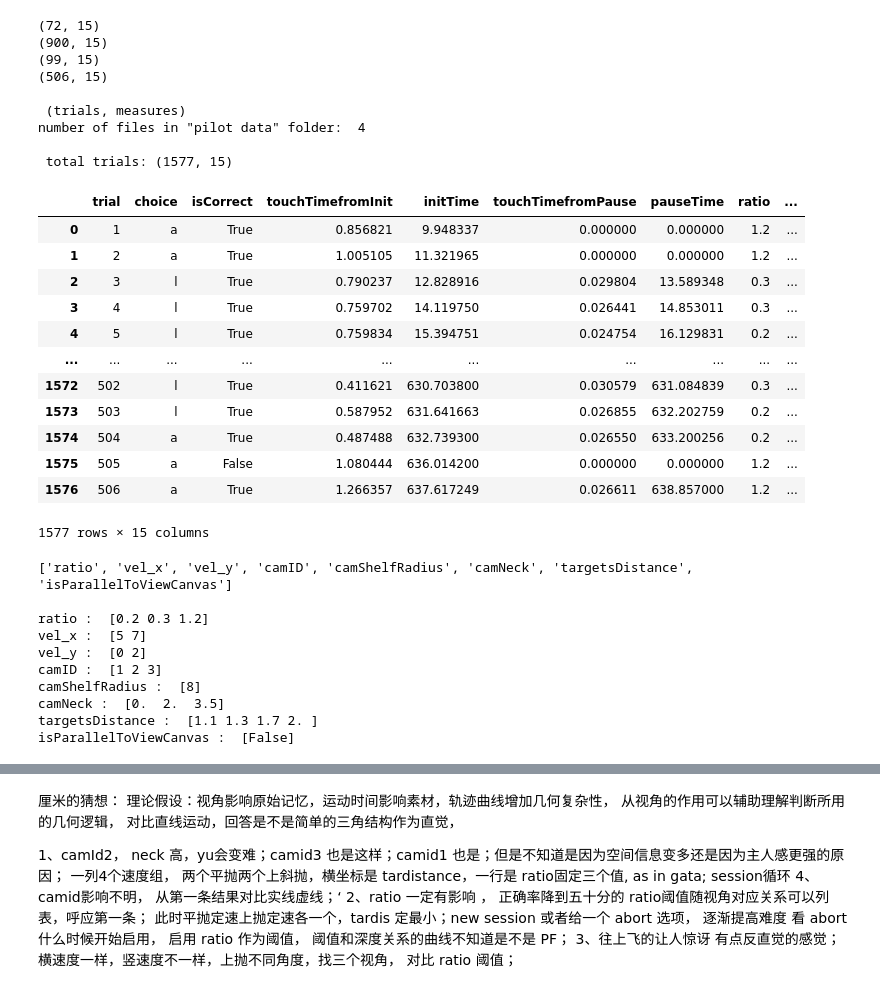
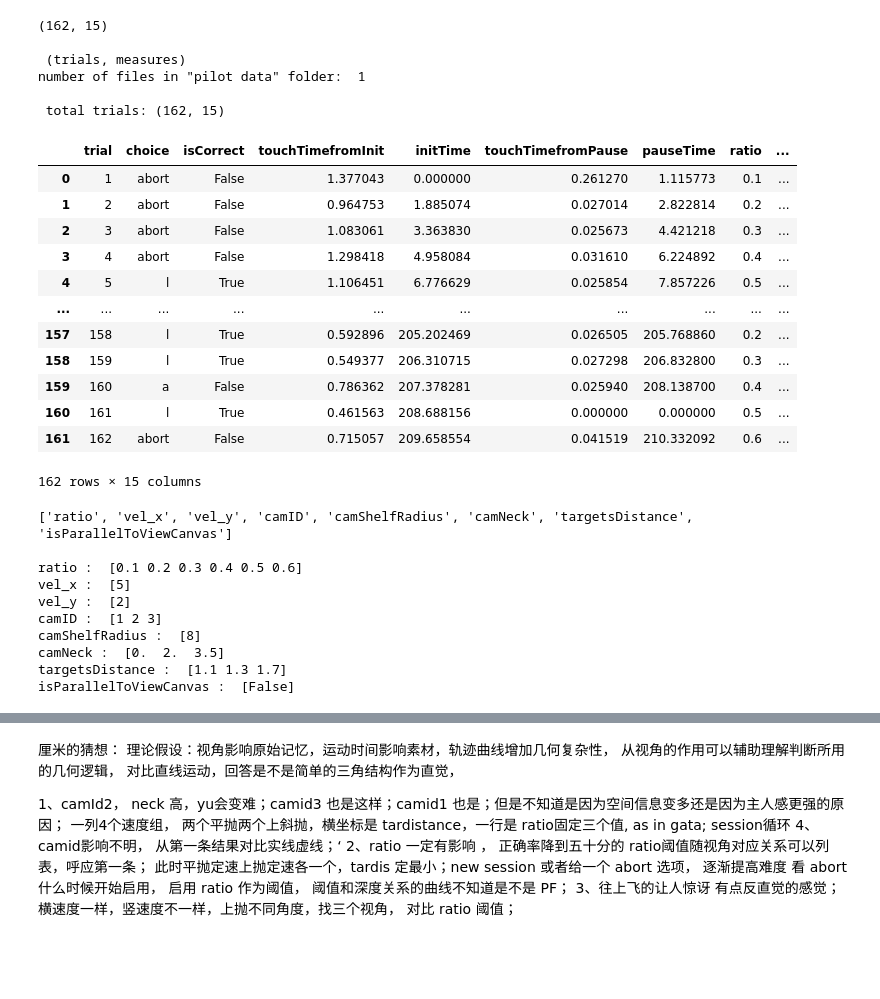
Before and after one commit to ZHTis/count, a Jupyter notebook: datajohn/datajohn.ipynb, the cells around one changed output, grey strips where cells are left out. Cells and saved outputs as stored; diff of their text form; code cells hidden in the pictures; blank space fills up the shorter version.

```diff
--- a/datajohn/datajohn.ipynb
+++ b/datajohn/datajohn.ipynb
@@ -1,46 +1,43 @@
 # %%
 ## datajohn
 
 import glob
 import pandas as pd
 
 path  = '/Users/rubythurs/Documents/pilot data/'
-json_files = glob.glob(path + '*7-21*.json')
+json_files = glob.glob(path + '*7-22*.json')
 combined_data =[]
 
 for i, json_file in enumerate(json_files):
     with open(json_file, 'r') as file:
         json_data = pd.read_json(json_file)
         combined_data.append(json_data)
         print(combined_data[i].shape)
 print('\n','(trials, measures)')
 print('number of files in "pilot data" folder: ', len(combined_data))
 data = pd.concat(combined_data,ignore_index=True)
 print('\n','total trials:',data.shape)
 data
 # %% [output]
-(72, 15)
-(900, 15)
-(99, 15)
-(506, 15)
+(162, 15)
 
  (trials, measures)
-number of files in "pilot data" folder:  4
+number of files in "pilot data" folder:  1
 
- total trials: (1577, 15)
+ total trials: (162, 15)
 |  | trial | choice | isCorrect | touchTimefromInit | initTime | touchTimefromPause | pauseTime | ratio | ... |
-| 0 | 1 | a | True | 0.856821 | 9.948337 | 0.000000 | 0.000000 | 1.2 | ... |
-| 1 | 2 | a | True | 1.005105 | 11.321965 | 0.000000 | 0.000000 | 1.2 | ... |
-| 2 | 3 | l | True | 0.790237 | 12.828916 | 0.029804 | 13.589348 | 0.3 | ... |
-| 3 | 4 | l | True | 0.759702 | 14.119750 | 0.026441 | 14.853011 | 0.3 | ... |
-| 4 | 5 | l | True | 0.759834 | 15.394751 | 0.024754 | 16.129831 | 0.2 | ... |
+| 0 | 1 | abort | False | 1.377043 | 0.000000 | 0.261270 | 1.115773 | 0.1 | ... |
+| 1 | 2 | abort | False | 0.964753 | 1.885074 | 0.027014 | 2.822814 | 0.2 | ... |
+| 2 | 3 | abort | False | 1.083061 | 3.363830 | 0.025673 | 4.421218 | 0.3 | ... |
+| 3 | 4 | abort | False | 1.298418 | 4.958084 | 0.031610 | 6.224892 | 0.4 | ... |
+| 4 | 5 | l | True | 1.106451 | 6.776629 | 0.025854 | 7.857226 | 0.5 | ... |
 | ... | ... | ... | ... | ... | ... | ... | ... | ... | ... |
-| 1572 | 502 | l | True | 0.411621 | 630.703800 | 0.030579 | 631.084839 | 0.3 | ... |
-| 1573 | 503 | l | True | 0.587952 | 631.641663 | 0.026855 | 632.202759 | 0.2 | ... |
-| 1574 | 504 | a | True | 0.487488 | 632.739300 | 0.026550 | 633.200256 | 0.2 | ... |
-| 1575 | 505 | a | False | 1.080444 | 636.014200 | 0.000000 | 0.000000 | 1.2 | ... |
-| 1576 | 506 | a | True | 1.266357 | 637.617249 | 0.026611 | 638.857000 | 1.2 | ... |
+| 157 | 158 | l | True | 0.592896 | 205.202469 | 0.026505 | 205.768860 | 0.2 | ... |
+| 158 | 159 | l | True | 0.549377 | 206.310715 | 0.027298 | 206.832800 | 0.3 | ... |
+| 159 | 160 | a | False | 0.786362 | 207.378281 | 0.025940 | 208.138700 | 0.4 | ... |
+| 160 | 161 | l | True | 0.461563 | 208.688156 | 0.000000 | 0.000000 | 0.5 | ... |
+| 161 | 162 | abort | False | 0.715057 | 209.658554 | 0.041519 | 210.332092 | 0.6 | ... |
-1577 rows × 15 columns
+162 rows × 15 columns
 # %%
 ## parameter space
 
@@ -56,13 +53,13 @@ for i in control:
 # %% [output]
 ['ratio', 'vel_x', 'vel_y', 'camID', 'camShelfRadius', 'camNeck', 'targetsDistance', 'isParallelToViewCanvas']
 
-ratio :  [0.2 0.3 1.2]
-vel_x :  [5 7]
-vel_y :  [0 2]
+ratio :  [0.1 0.2 0.3 0.4 0.5 0.6]
+vel_x :  [5]
+vel_y :  [2]
 camID :  [1 2 3]
 camShelfRadius :  [8]
 camNeck :  [0.  2.  3.5]
-targetsDistance :  [1.1 1.3 1.7 2. ]
+targetsDistance :  [1.1 1.3 1.7]
 isParallelToViewCanvas :  [False]
 # %%
 ## make groups for future analysis called 'grouped_data'
```
Also changed, not shown: parts of 1 cell of this notebook.
